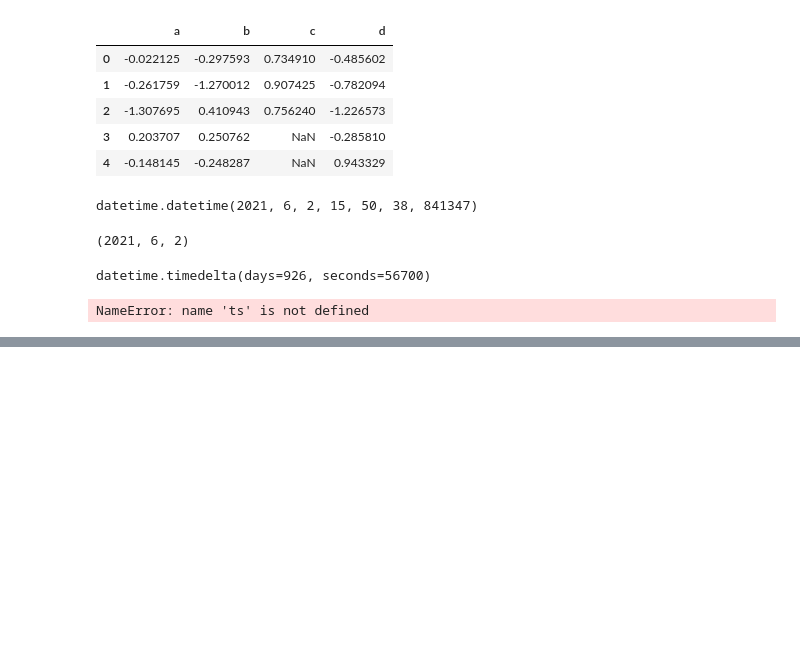
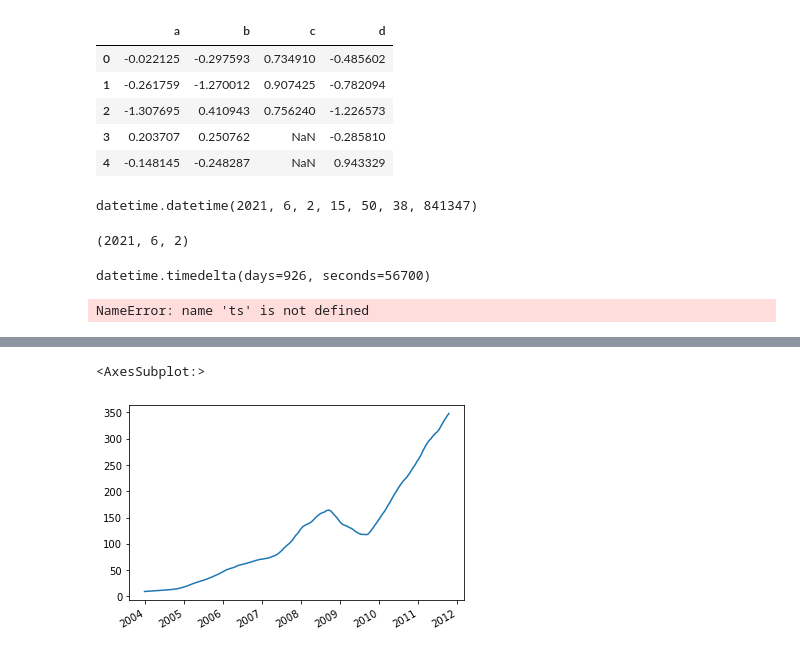
Before and after one commit to waldbear4/Python_2021, a Jupyter notebook: 20210602.ipynb, the cells around one changed output, grey strips where cells are left out. Saved outputs shown, nothing was run; the diff lists cells and outputs as text; code cells hidden in the pictures; blank space fills up the shorter version.

```diff
--- a/20210602.ipynb
+++ b/20210602.ipynb
@@ -404,0 +484,5 @@ ts.resample('5min', closed='right').mean()
+# %%
+close_px.AAPL.rolling(250).mean().plot()
+# %% [output]
+<AxesSubplot:>
+[figure, added]
```
Also changed, not shown: parts of 8 cells of this notebook.
